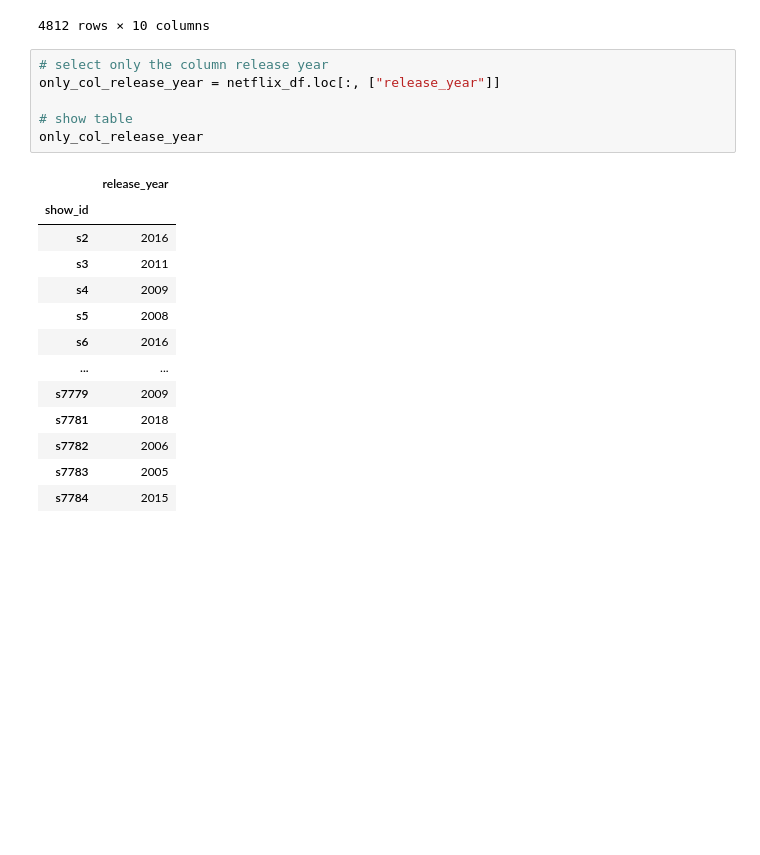
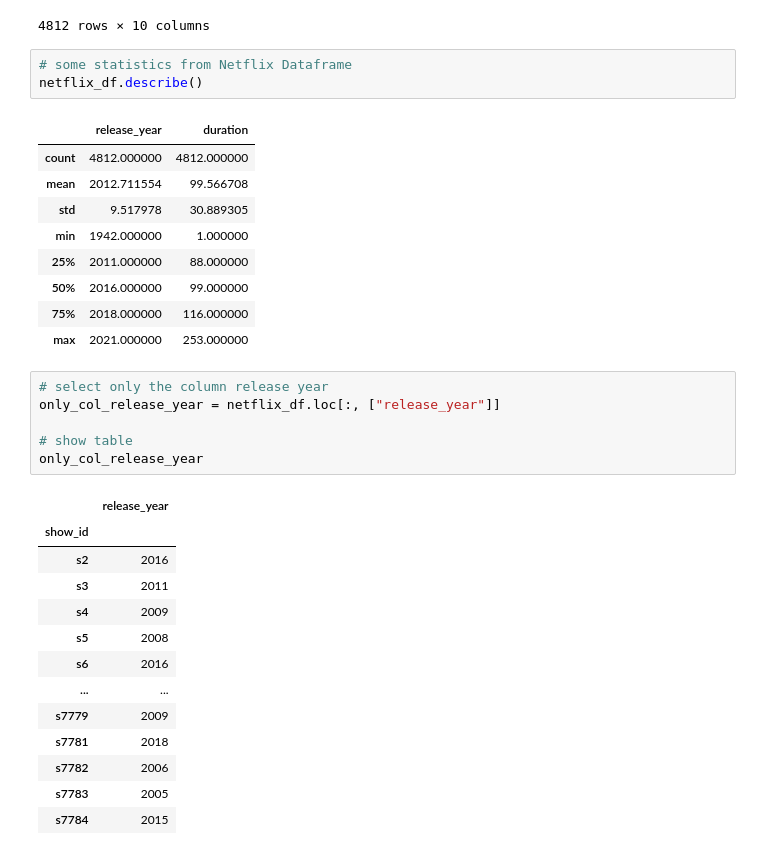
Before and after one commit to engjoaofaro/netflix_case_datacamp, a Jupyter notebook: notebook.ipynb, the cells around one changed output. Drawn from its saved outputs; the diff is of its cells as text; blank space fills up the shorter version.

Commit message:
add describing to dataframe

```diff
--- a/notebook.ipynb
+++ b/notebook.ipynb
@@ -61,6 +61,19 @@ netflix_df
 | s7783 | Movie | Zozo | Josef Fares | Imad Creidi, Antoinette Turk, Eli... | Sweden | October 19, 2020 | 2005 | 99 | When Lebanon's Civil War deprives... | ... |
 | s7784 | Movie | Zubaan | Mozez Singh | Vicky Kaushal, Sarah-Jane Dias, R... | India | March 2, 2019 | 2015 | 111 | A scrappy but poor boy worms his ... | ... |
 4812 rows × 10 columns
+# %%
+# some statistics from Netflix Dataframe
+netflix_df.describe()
+# %% [output]
+|  | release_year | duration |
+| count | 4812.000000 | 4812.000000 |
+| mean | 2012.711554 | 99.566708 |
+| std | 9.517978 | 30.889305 |
+| min | 1942.000000 | 1.000000 |
+| 25% | 2011.000000 | 88.000000 |
+| 50% | 2016.000000 | 99.000000 |
+| 75% | 2018.000000 | 116.000000 |
+| max | 2021.000000 | 253.000000 |
 # %%
 # select only the column release year
 only_col_release_year = netflix_df.loc[:, ["release_year"]]
```
